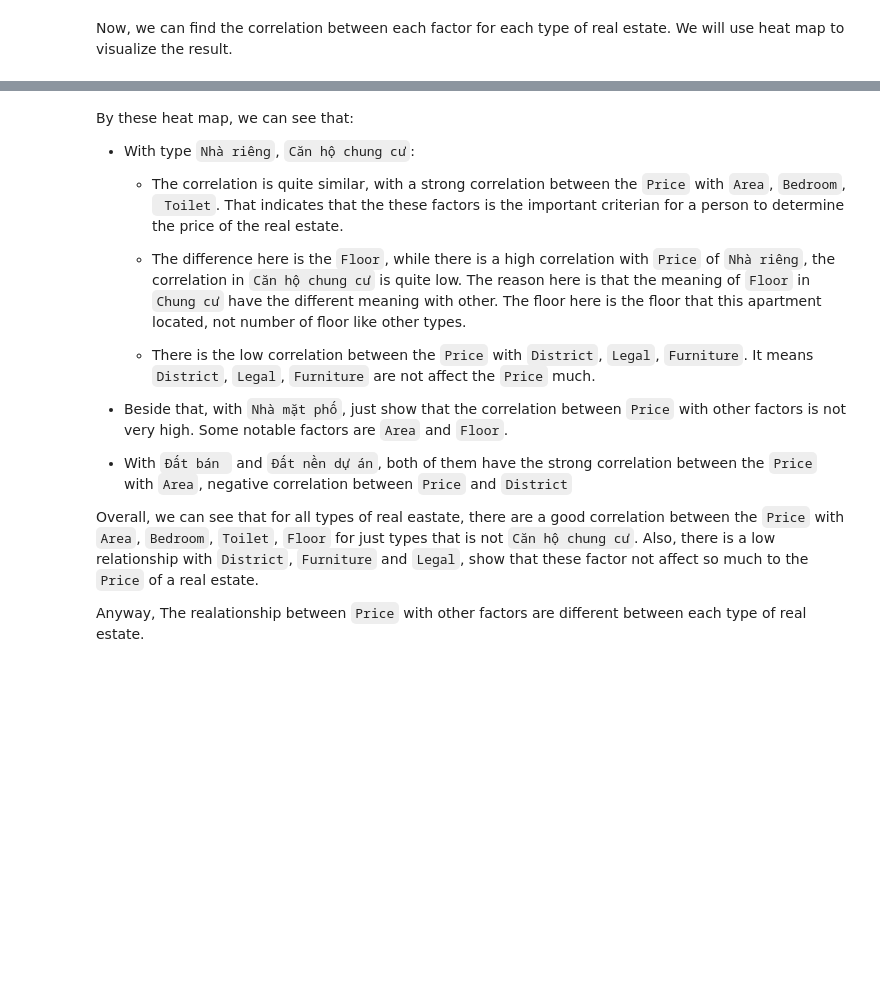
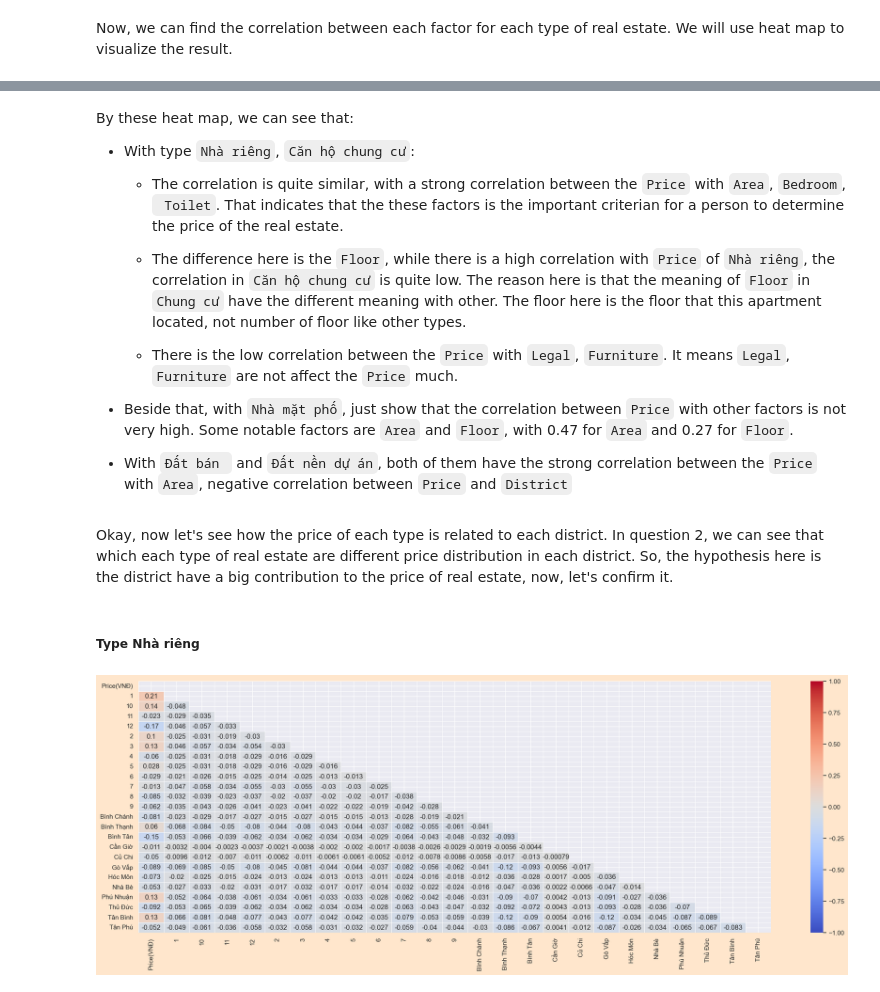
Before and after one commit to bonkh/I2DS_Final_Project, a Jupyter notebook: Notebook/Phase0.3_EDA_for_sale.ipynb, the cells around one changed output, grey strips where cells are left out. Saved outputs shown, nothing was run; the diff lists cells and outputs as text; code cells hidden in the pictures; blank space fills up the shorter version.

```diff
--- a/Notebook/Phase0.3_EDA_for_sale.ipynb
+++ b/Notebook/Phase0.3_EDA_for_sale.ipynb
@@ -447,12 +535,33 @@ By these heat map, we can see that:
 
     - The difference here is the `Floor`, while there is a high correlation with `Price` of `Nhà riêng`, the correlation in `Căn hộ chung cư` is quite low. The reason here is that the meaning of `Floor` in `Chung cư` have the different meaning with other. The floor here is the floor that this apartment located, not number of floor like other types.
 
-    - There is the low correlation between the `Price` with `District`, `Legal`, `Furniture`. It means `District`, `Legal`, `Furniture` are not affect the `Price` much.
+    - There is the low correlation between the `Price` with `Legal`, `Furniture`. It means `Legal`, `Furniture` are not affect the `Price` much.
 
-- Beside that, with `Nhà mặt phố`, just show that the correlation between `Price` with other factors is not very high. Some notable factors are `Area` and `Floor`.
+- Beside that, with `Nhà mặt phố`, just show that the correlation between `Price` with other factors is not very high. Some notable factors are `Area` and `Floor`, with 0.47 for `Area` and 0.27 for `Floor`.
 
 - With `Đất bán ` and `Đất nền dự án`, both of them have the strong correlation between the `Price` with `Area`, negative correlation between `Price` and `District`
-
-Overall, we can see that for all types of real eastate, there are a good correlation between the `Price` with `Area`, `Bedroom`, `Toilet`, `Floor` for just types that is not `Căn hộ chung cư`. Also, there is a low relationship with `District`, `Furniture` and `Legal`, show that these factor not affect so much to the `Price` of a real estate.
-
-Anyway, The realationship between `Price` with other factors are different between each type of real estate.
+# %% [markdown]
+Okay, now let's see how the price of each type is related to each district.
+In question 2, we can see that which each type of real estate are different price distribution in each district. So, the hypothesis here is the district have a big contribution to the price of real estate, now, let's confirm it.
+# %%
+real_estate_df_by_type_district = {}
+for type in real_estate_df_by_type:
+    df = real_estate_df_by_type[type]['District']
+    df = pd.get_dummies(df, columns=['District'])
+    df = pd.concat([real_estate_df_by_type[type]['Price(VNĐ)'], df], axis=1)
+    real_estate_df_by_type_district[type] = df
+# %%
+def corraltion_price_district(df):
+    corr_matrix = df.corr()
+    fig = plt.figure(figsize=(25,8))
+    mask = np.triu(np.ones_like(corr_matrix, dtype=bool))
+    sns.heatmap(corr_matrix, annot=True, cmap='coolwarm', linewidth=.5,  vmin=-1, vmax=1, mask= mask)
+    fig = plt.gcf()
+    fig.set_facecolor('#ffe6cc')
+    plt.show()
+# %% [markdown]
+##### **Type Nhà riêng**
+# %%
+corraltion_price_district(real_estate_df_by_type_district['Nhà riêng'])
+# %% [output]
+[figure, added]
```
Also changed, not shown: parts of 47 cells of this notebook, 4 other files.
